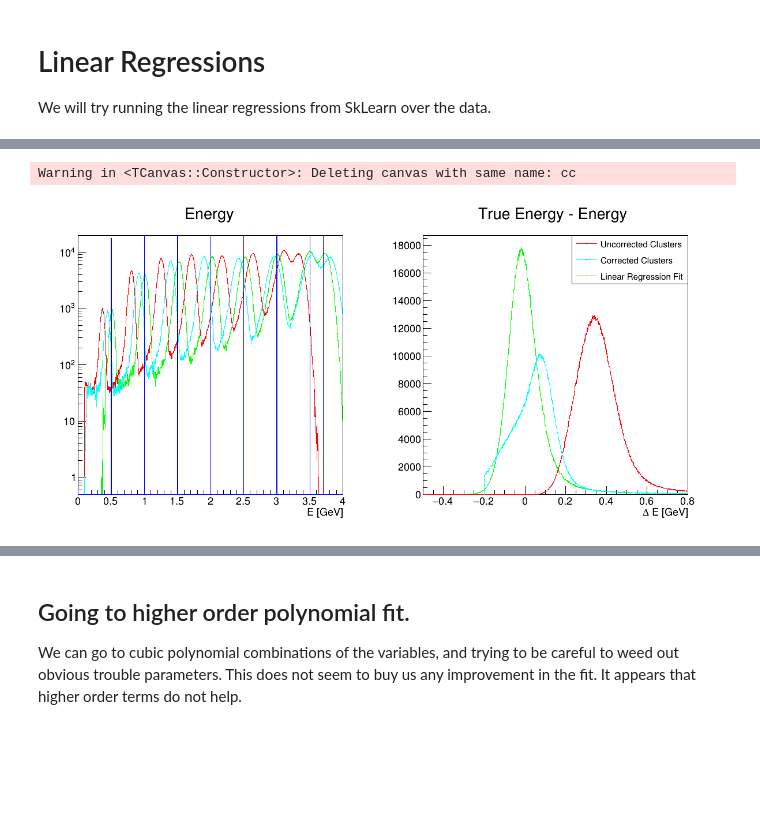
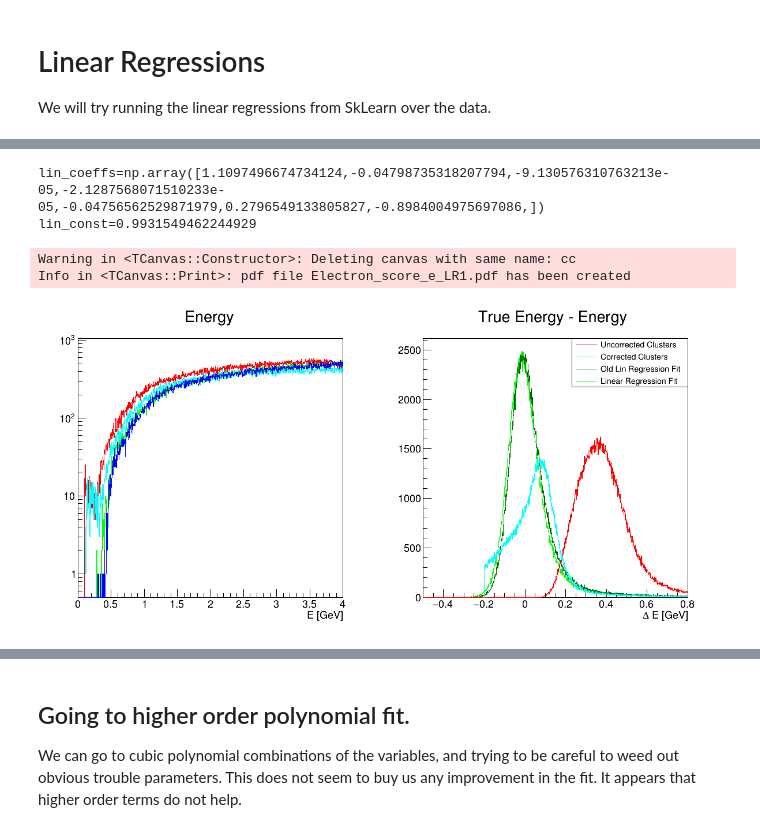
Before and after one commit to mholtrop/Analysis, a Jupyter notebook: MC2021/MLTests.ipynb, the cells around one changed output, grey strips where cells are left out. Saved outputs shown, nothing was run; the diff lists cells and outputs as text; code cells hidden in the pictures; blank space fills up the shorter version.

```diff
--- a/MC2021/MLTests.ipynb
+++ b/MC2021/MLTests.ipynb
@@ -143,7 +101,7 @@ from sklearn.preprocessing import PolynomialFeatures
 from sklearn.linear_model import SGDRegressor
 from sklearn.metrics import mean_squared_error
 # %%
-dfc = df[["energy", "nhits", "seed_e", "one_over_e", "one_over_sqrt_e"]].copy()
+dfc = df[["energy", "x", "y",  "nhits", "seed_e", "one_over_e", "one_over_sqrt_e"]].copy()
 dfy = df[['score_e']].copy()
 linreg = LinearRegression()
 #
@@ -185,58 +141,77 @@ Welcome to JupyROOT 6.29/01
+# %%
+print("lin_coeffs=np.array([", end="")
+for i in range(len(linreg.coef_[0])):
+    print(f"{linreg.coef_[0][i]},", end="")
+print("])")
+print(f"lin_const={linreg.intercept_[0]}")
+# %% [output]
+lin_coeffs=np.array([1.1097496674734124,-0.04798735318207794,-9.130576310763213e-05,-2.1287568071510233e-05,-0.04756562529871979,0.2796549133805827,-0.8984004975697086,])
+lin_const=0.9931549462244929
+# %%
+# Previous fit from the discreet data set:
+disc_lin_coeffs=np.array([1.0654241015592467,-0.041129075826791095, 0, 0, -0.05135978227167387,0.3478903440606219,-1.1392337125449232])
+disc_lin_const=1.175640246070988
+lin_coeffs=np.array([1.1134761366532089,-0.04834579637818216,-0.0478181486467315,0.26886478500054817,-0.8593731046568551,])
+lin_const=0.9631334956635773
+lin_coeffs=np.array([1.1097496674734124,-0.04798735318207794,-9.130576310763213e-05,-2.1287568071510233e-05,-0.04756562529871979,0.2796549133805827,-0.8984004975697086,])
+lin_const=0.9931549462244929
+Ypred_old = dfc_val.dot(disc_lin_coeffs) + disc_lin_const
 # %%
-tmp_data = {key: df.iloc[fit_loc][key].values for key in ['true_e', 'energy','energy_cor']}
-tmp_data['energy_fit'] = Ypred_fit[:,0]
-rdf_fit = R.RDF.FromNumpy(tmp_data)
+# tmp_data = {key: df.iloc[fit_loc][key].values for key in ['true_e', 'energy','energy_cor']}
+# tmp_data['energy_fit'] = Ypred_fit[:,0]
+# rdf_fit = R.RDF.FromNumpy(tmp_data)
 tmp_data = {key: df.iloc[val_loc][key].values for key in ['true_e', 'energy','energy_cor']}
 tmp_data['energy_fit'] = Ypred_val[:,0]
+tmp_data['energy_fit_old'] = np.array(Ypred_old.array)
 rdf_val = R.RDF.FromNumpy(tmp_data)
 # %%
-h1_true = rdf_fit.Histo1D(("h_true","True Energy;E [GeV]", 1000, 0., 4.),"true_e")
-h1_clus = rdf_fit.Histo1D(("h_clus","Cluster Energy;E [GeV]", 1000, 0., 4.),"energy")
-h1_clus_cor = rdf_fit.Histo1D(("h_clus_cor","Cluster Energy Cor;E [GeV]", 1000, 0., 4.),"energy_cor")
-h1_fit = rdf_fit.Histo1D(("h_fit","Fit Energy;E [GeV]", 1000, 0., 4.),"energy_fit")
-h1_df_clus = rdf_fit.Define("d","true_e - energy").Histo1D(("h_df_clus","Diff True - Cluster E;#Delta E [GeV]", 1000, -0.5,0.8),"d")
-h1_df_clus_cor = rdf_fit.Define("d","true_e - energy_cor").Histo1D(("h_df_clus_cor","Diff True - Corrected Cluster E;#Delta E [GeV]", 1000, -0.2,0.8),"d")
-h1_df_fit = rdf_fit.Define("d","true_e - energy_fit").Histo1D(("h_df_fit","Diff True - Fit E;#Delta E [GeV]", 1000, -0.5,0.8),"d")
 h2_true = rdf_val.Histo1D(("h_true","True Energy;E [GeV]", 1000, 0., 4.),"true_e")
 h2_clus = rdf_val.Histo1D(("h_clus","Cluster Energy;E [GeV]", 1000, 0., 4.),"energy")
 h2_clus_cor = rdf_val.Histo1D(("h_clus_cor","Cluster Energy Cor;E [GeV]", 1000, 0., 4.),"energy_cor")
 h2_fit = rdf_val.Histo1D(("h_fit","Fit Energy;E [GeV]", 1000, 0., 4.),"energy_fit")
+h2_fit_old = rdf_val.Histo1D(("h_fit_old","Old Fit Energy;E [GeV]", 1000, 0., 4.),"energy_fit_old")
 h2_df_clus = rdf_val.Define("d","true_e - energy").Histo1D(("h_df_clus","Diff True - Cluster E;#Delta E [GeV]", 1000, -0.5,0.8),"d")
 h2_df_clus_cor = rdf_val.Define("d","true_e - energy_cor").Histo1D(("h_df_clus_cor","Diff True - Corrected Cluster E;#Delta E [GeV]", 1000, -0.2,0.8),"d")
 h2_df_fit = rdf_val.Define("d","true_e - energy_fit").Histo1D(("h_df_fit","Diff True - Fit E;#Delta E [GeV]", 1000, -0.5,0.8),"d")
+h2_df_fit_old = rdf_val.Define("d","true_e - energy_fit_old").Histo1D(("h_df_fit_old","Diff True - Old Fit E;#Delta E [GeV]", 1000, -0.5,0.8),"d")
 # %%
 cc = R.TCanvas("cc","CC",1200,600)
 cc.Divide(2,1)
 p1 = cc.cd(1)
 p1.SetLogy()
 h2_clus.SetLineColor(R.kRed)
 h2_clus_cor.SetLineColor(R.kCyan)
 h2_fit.SetLineColor(R.kGreen)
 h2_fit.SetStats(0)
 h2_fit.SetTitle("Energy")
 h2_fit.Draw()
 h2_clus.Draw("same")
 h2_clus_cor.Draw("same")
 h2_true.SetLineColor(R.kBlue)
 h2_true.Draw("same")
 p2 = cc.cd(2)
 h2_df_clus.SetLineColor(R.kRed)
 h2_df_clus_cor.SetLineColor(R.kCyan)
 h2_df_fit.SetLineColor(R.kGreen)
 h2_df_fit.SetStats(0)
 h2_df_fit.SetTitle("True Energy - Energy")
 h2_df_fit.Draw()
+h2_df_fit_old.SetLineColor(R.kGreen+3)
+h2_df_fit_old.Draw("same")
 h2_df_clus.Draw("same")
 h2_df_clus_cor.Draw("same")
 leg0_p2 = R.TLegend(0.55,0.75,0.9,0.9)
 leg0_p2.AddEntry(h2_df_clus.GetPtr(),"Uncorrected Clusters")
 leg0_p2.AddEntry(h2_df_clus_cor.GetPtr(),"Corrected Clusters")
+leg0_p2.AddEntry(h2_df_fit_old.GetPtr(),"Old Lin Regression Fit")
 leg0_p2.AddEntry(h2_df_fit.GetPtr(),"Linear Regression Fit")
 leg0_p2.Draw()
 cc.Draw()
+cc.SaveAs("Electron_score_e_LR1.pdf")
 # %% [output]
 Warning in <TCanvas::Constructor>: Deleting canvas with same name: cc
+Info in <TCanvas::Print>: pdf file Electron_score_e_LR1.pdf has been created
-[figure, old version]
+[figure, new version]
 # %%
 # Number of entries in each histogram.
 print(h2_df_clus.GetEntries(), h2_df_clus_cor.GetEntries(), h2_df_fit.GetEntries())
```
Also changed, not shown: parts of 47 cells of this notebook, 8 other files.
